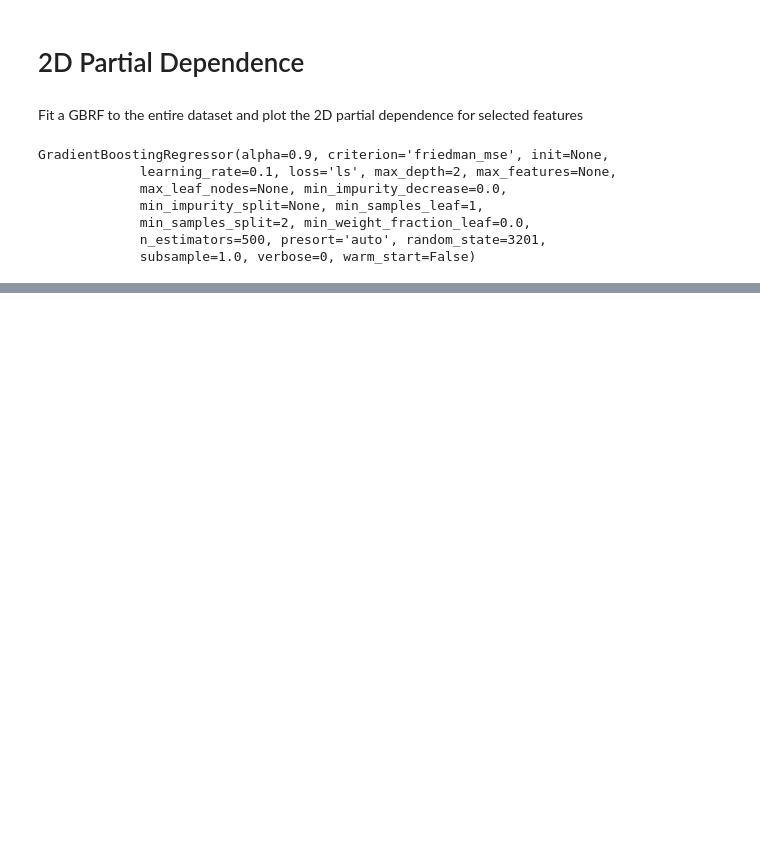
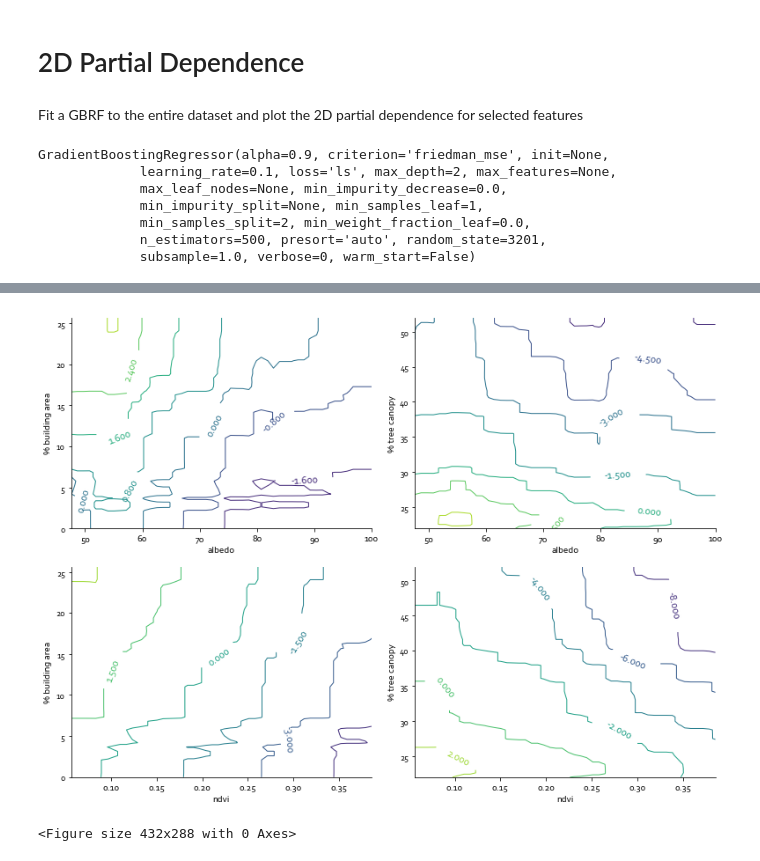
Before and after one commit to tommlogan/land_surface_temperature, a Jupyter notebook: code/analysis/partial_dependence_PY.ipynb, the cells around one changed output, grey strips where cells are left out. Saved outputs shown, nothing was run; the diff lists cells and outputs as text; code cells hidden in the pictures; blank space fills up the shorter version.

Commit message:
2d partial dependence plots

```diff
--- a/code/analysis/partial_dependence_PY.ipynb
+++ b/code/analysis/partial_dependence_PY.ipynb
@@ -140,0 +63,5 @@ for city in cities:
+# %%
+plot_2d_partialdependence(gbm_day, 'day', grid_size, df_x)
+# %% [output]
+[figure, added]
+<Figure size 432x288 with 0 Axes>
```
Also changed, not shown: parts of 7 cells of this notebook, 3 other files.
